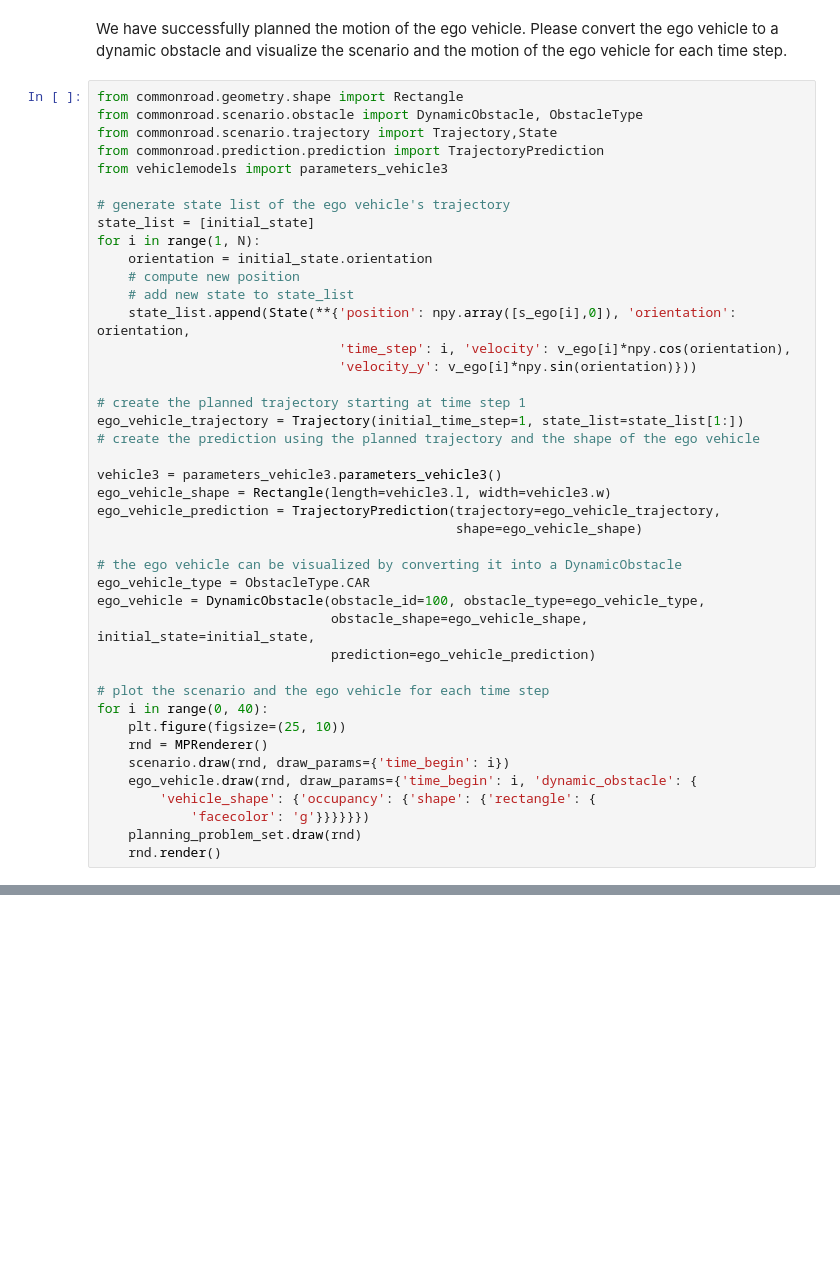
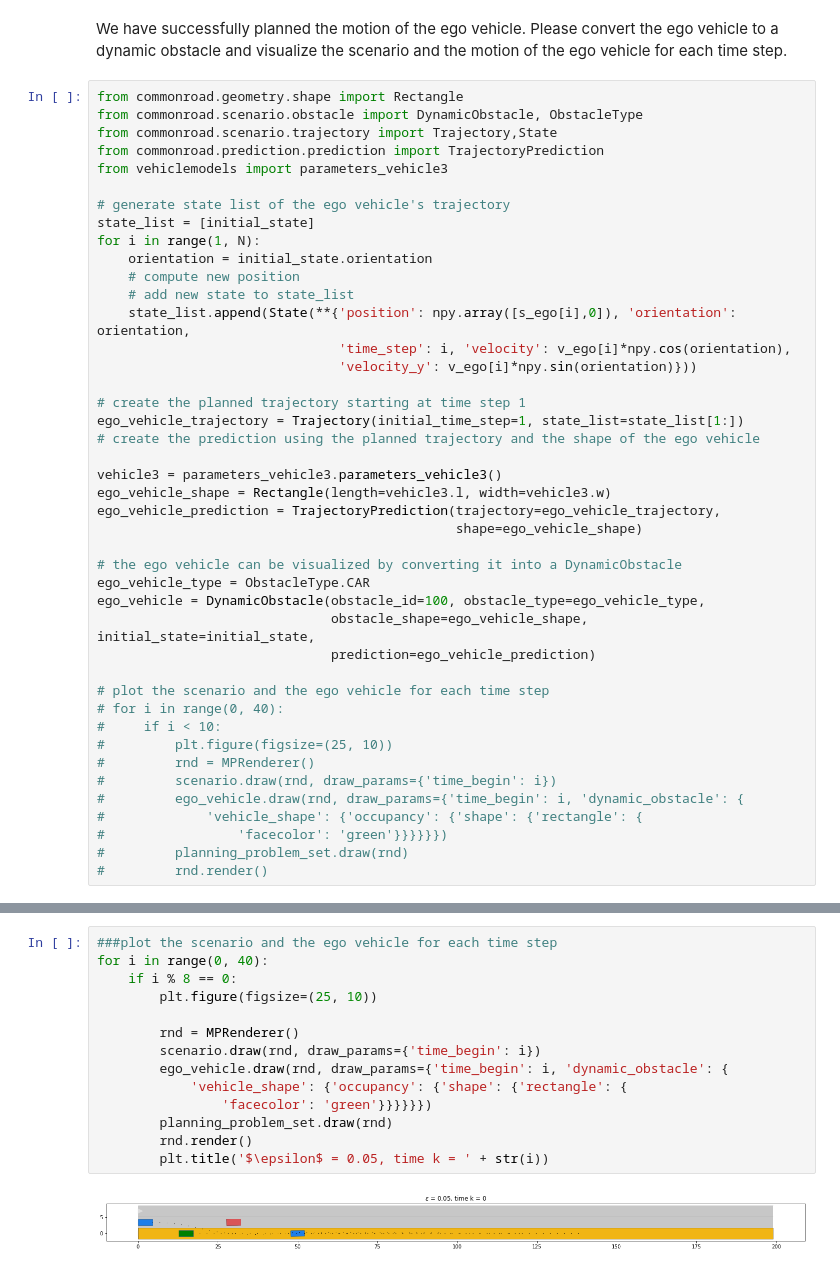
Before and after one commit to ZhuowenZou/CSE203MotionPlanning, a Jupyter notebook: ConvexOptimization.ipynb, the cells around one changed output, grey strips where cells are left out. Drawn from its saved outputs; the diff is of its cells as text; blank space fills up the shorter version.

```diff
--- a/ConvexOptimization.ipynb
+++ b/ConvexOptimization.ipynb
@@ -421,12 +417,13 @@ ego_vehicle = DynamicObstacle(obstacle_id=100, obstacle_type=ego_vehicle_type,
                               prediction=ego_vehicle_prediction)
 
 # plot the scenario and the ego vehicle for each time step
-for i in range(0, 40):
-    plt.figure(figsize=(25, 10))
-    rnd = MPRenderer()
-    scenario.draw(rnd, draw_params={'time_begin': i})
-    ego_vehicle.draw(rnd, draw_params={'time_begin': i, 'dynamic_obstacle': {
-        'vehicle_shape': {'occupancy': {'shape': {'rectangle': {
-            'facecolor': 'g'}}}}}})
-    planning_problem_set.draw(rnd)
-    rnd.render()
+# for i in range(0, 40):
+#     if i < 10:
+#         plt.figure(figsize=(25, 10))
+#         rnd = MPRenderer()
+#         scenario.draw(rnd, draw_params={'time_begin': i})
+#         ego_vehicle.draw(rnd, draw_params={'time_begin': i, 'dynamic_obstacle': {
+#             'vehicle_shape': {'occupancy': {'shape': {'rectangle': {
+#                 'facecolor': 'green'}}}}}})
+#         planning_problem_set.draw(rnd)
+#         rnd.render()
@@ -446,0 +430,16 @@ for i in range(0, 40):
+# %%
+###plot the scenario and the ego vehicle for each time step
+for i in range(0, 40):
+    if i % 8 == 0:
+        plt.figure(figsize=(25, 10))
+
+        rnd = MPRenderer()
+        scenario.draw(rnd, draw_params={'time_begin': i})
+        ego_vehicle.draw(rnd, draw_params={'time_begin': i, 'dynamic_obstacle': {
+            'vehicle_shape': {'occupancy': {'shape': {'rectangle': {
+                'facecolor': 'green'}}}}}})
+        planning_problem_set.draw(rnd)
+        rnd.render()
+        plt.title('$\epsilon$ = 0.05, time k = ' + str(i))
+# %% [output]
+[figure, added]
```
Also changed, not shown: parts of 15 cells of this notebook.
